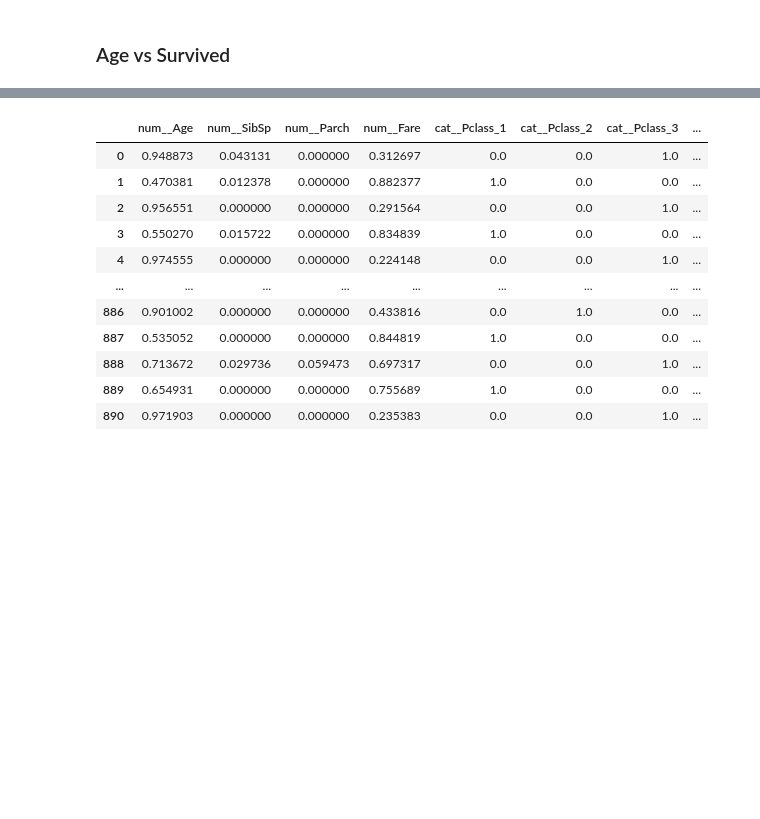
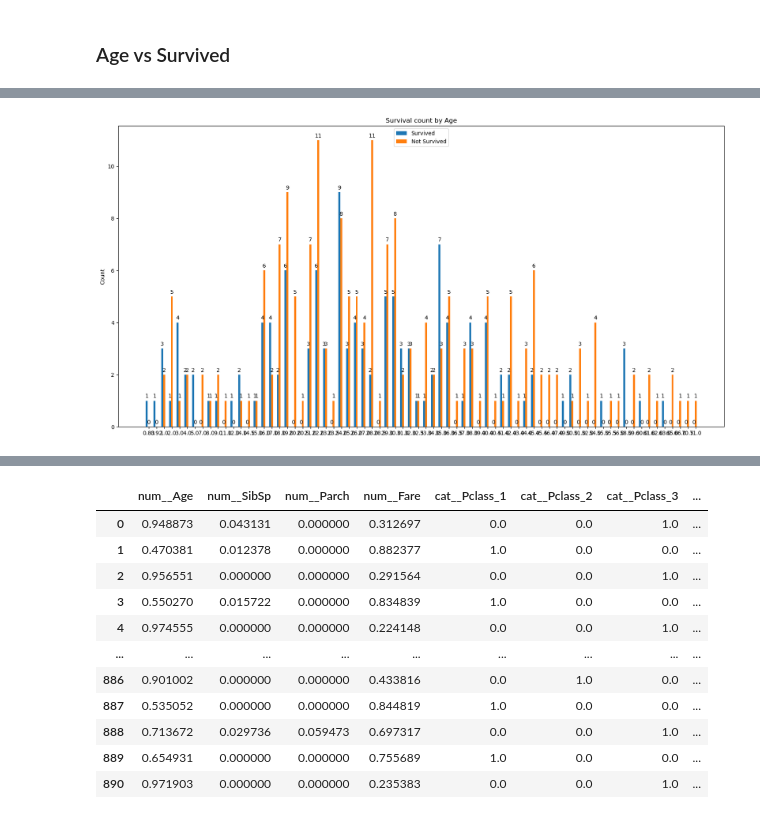
Before and after one commit to VicmanGT/KaggleCompetition, a Jupyter notebook: titanic-hiperparam-tunning-with-voting-classifier.ipynb, the cells around one changed output, grey strips where cells are left out. Cells and saved outputs as stored; diff of their text form; code cells hidden in the pictures; blank space fills up the shorter version.

```diff
--- a/titanic-hiperparam-tunning-with-voting-classifier.ipynb
+++ b/titanic-hiperparam-tunning-with-voting-classifier.ipynb
@@ -197,4 +312,6 @@ plt.show()
 # %%
-PlotSurvCorrelation(df_train.head(200),"Age")
+PlotSurvCorrelation(df_train.head(400),"Age")
+# %% [output]
+[figure, added]
 # %%
 PlotSurvCorrelation(df_train, "Embarked")
```
Also changed, not shown: parts of 147 cells of this notebook.
